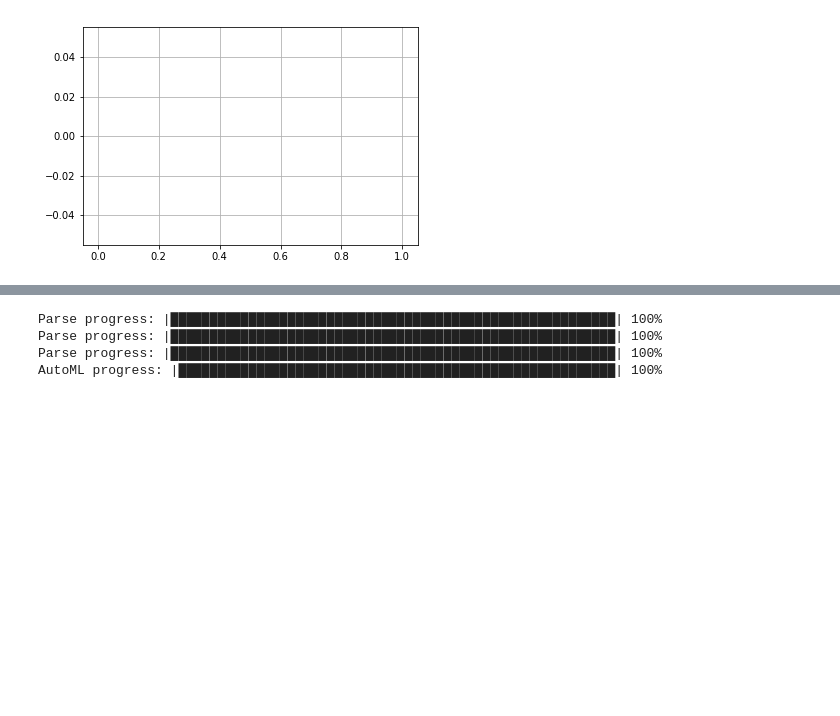
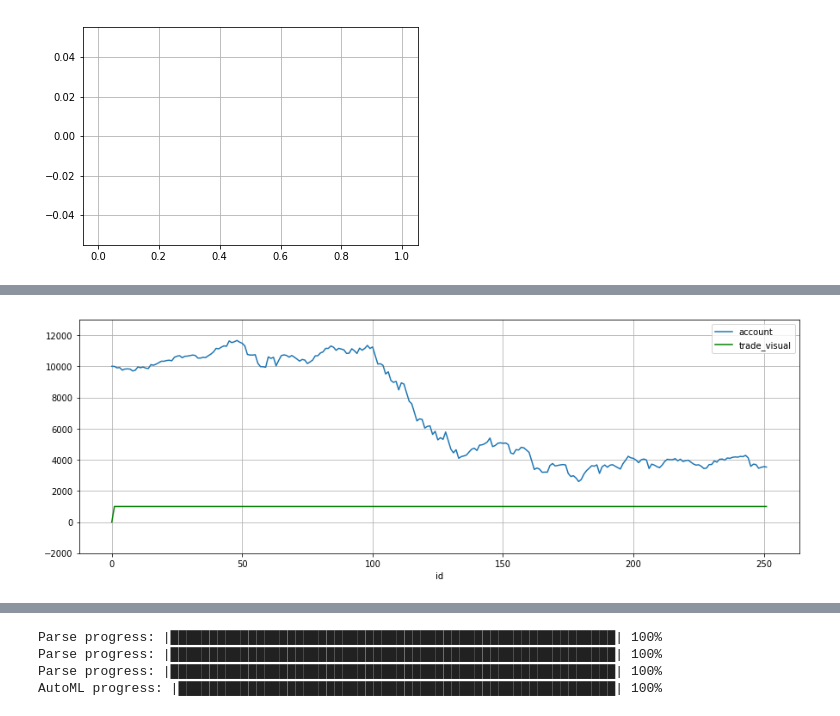
Before and after one commit to IzidoroBaltazar/MachineLearningEngineer, a Jupyter notebook: capstone_project/trading_project.ipynb, the cells around one changed output, grey strips where cells are left out. Cells and saved outputs as stored; diff of their text form; code cells hidden in the pictures; blank space fills up the shorter version.

```diff
--- a/capstone_project/trading_project.ipynb
+++ b/capstone_project/trading_project.ipynb
@@ -878,3 +956,28 @@ gold_account_long[gold_account_long['long'] == 1].label.hist()
 # %% [output]
 <matplotlib.axes._subplots.AxesSubplot at 0x...>
 [figure]
+# %%
+X = pca_transform(corn_train, corn_pca)
+y = corn_label_train
+# remove outliers
+X, y = remove_outliers(X, y, out_corn)
+
+X_test = pca_transform(corn_test, corn_pca)
+y_test = corn_label_test
+X_test, y_test = remove_outliers(X_test, y_test, out_corn)
+y = np.array(list(map(create_target, y)))
+y_test = np.array(list(map(create_target, y_test)))
+# %%
+model = define_model(input_shape, num_classes)
+
+checkpointer = ModelCheckpoint(filepath='saved_models/weights.corn.hdf5',
+                               monitor='val_loss',
+                               verbose=1,
+                               save_best_only=True,
+                               save_weights_only=True)
+
+model.fit(X, y, validation_data=(X_test, y_test), batch_size=10, epochs=10, callbacks=[checkpointer])
+
+model.summary()
+model.load_weights('saved_models/weights.corn.hdf5')
+corn_clf_nn = model
@@ -880,0 +1002,4 @@ gold_account_long[gold_account_long['long'] == 1].label.hist()
+# %%
+corn_account_nn = get_performance(corn_clf_nn, corn_pca, corn_gains.loc[corn_gains.index > validate_date], corn_validate, corn_label_validate, stop_loss_long=300, stop_loss_short=300)
+# %% [output]
+[figure, added]
```
Also changed, not shown: parts of 21 cells of this notebook, 21 other files.
